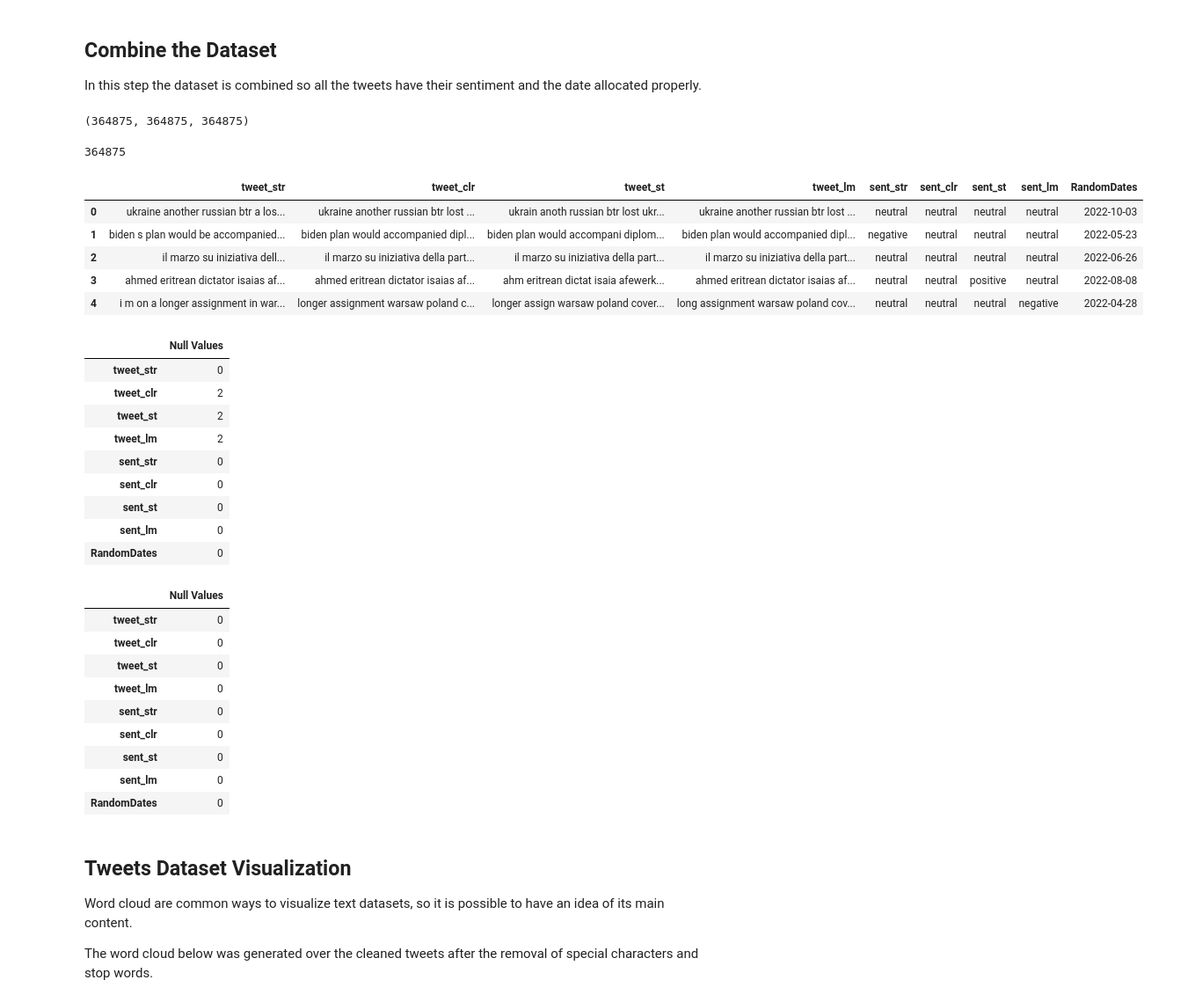
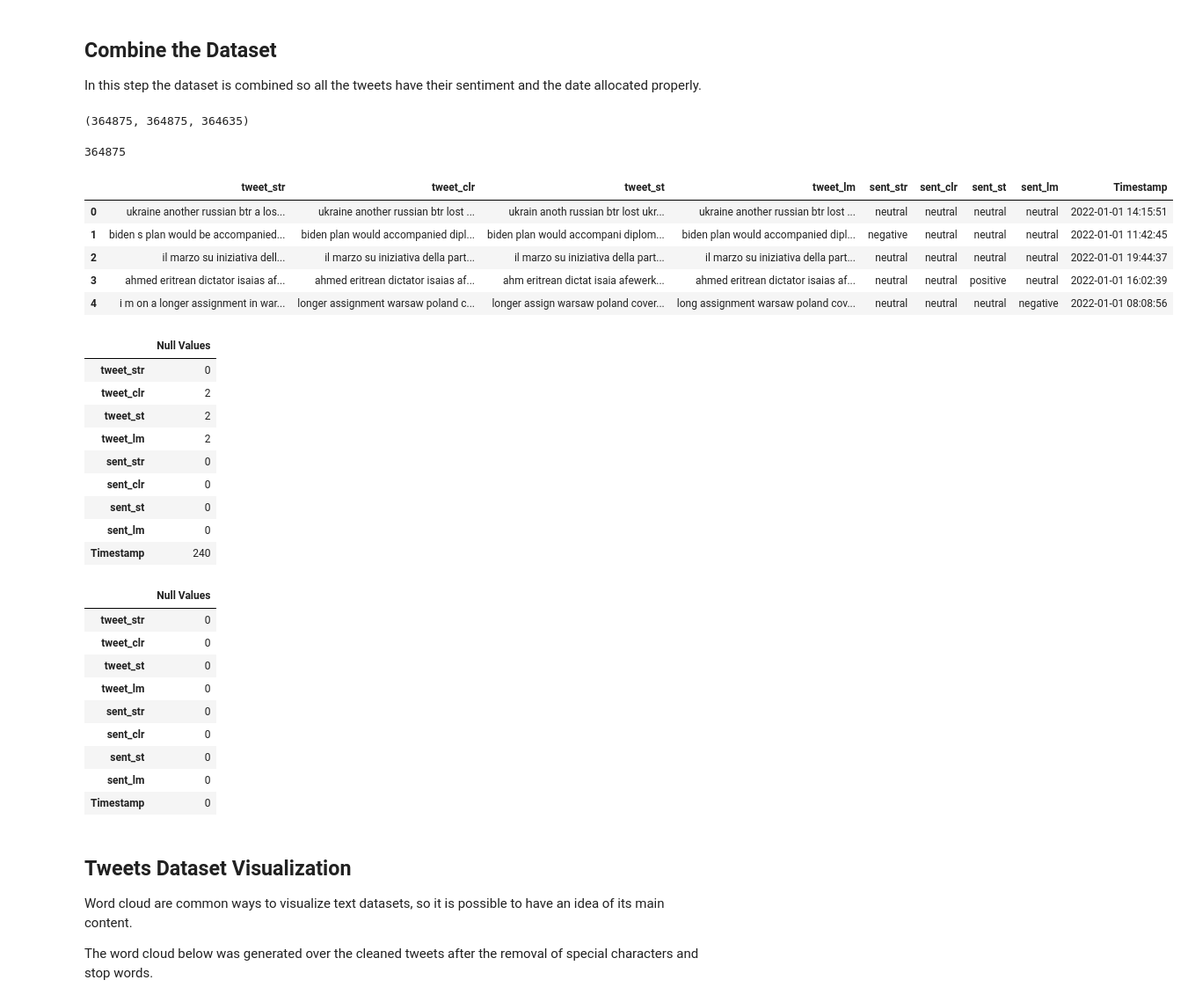
Before and after one commit to CCT-MastersDA/cct-sem2-ca2, a Jupyter notebook: jupyter/ca2-jupyter.ipynb, the cells around one changed output. Shown at 88% size. Saved outputs shown, nothing was run; the diff lists cells and outputs as text; code cells hidden in the pictures.

```diff
--- a/jupyter/ca2-jupyter.ipynb
+++ b/jupyter/ca2-jupyter.ipynb
@@ -132,26 +132,28 @@ def process_tweets_async(tweets_list, chunk_size=1000):
 
     return tweets_df
 
-def generate_one_year_random_dates(y=2022, num_dates=100):
+def generate_random_timestamps_dataframe(year, num_dates):
     """
-    Generate a DataFrame column with random dates covering one year period for the specified year.
+    Generate a DataFrame with sequential dates with several ramdom timestamps per day for a given year.
 
     Parameters:
-        y (year): The year to generate the random dates.
-        num_dates (int): The number of random dates to generate.
+        year (int): The year for which to generate the sequential dates.
+        num_dates (int): The number of sequential dates to generate.
     Returns:
-        DataFrame: A DataFrame containing the randomly generated dates as a single column.
+        DataFrame: A DataFrame containing the one year dates with random timestamps.
     """
-    # set the start and end dates
-    start_date = datetime(y, 1, 1)
-    end_date = datetime(y, 12, 31)
+    start_date = datetime(year, 1, 1)
+    date_range = [start_date + timedelta(days=i) for i in range(365)]
+    timestamp_per_day = int(num_dates/365)
 
-    # generate random dates within the specified range
-    random_dates = [start_date + timedelta(days=random.randint(0, 365)) for _ in range(num_dates)]
+    timestamps = []
+    for date in date_range:
+        timestamp_range = [date + timedelta(hours=random.randint(0, 23),
+                                            minutes=random.randint(0, 59),
+                                            seconds=random.randint(0, 59)) for _ in range(timestamp_per_day)]
+        timestamps.extend(timestamp_range)
 
-    # create a dataframe with the random dates
-    df = pd.DataFrame({'RandomDates': random_dates})
-
+    df = pd.DataFrame({'Timestamp': timestamps})
     return df
 # %% [markdown]
 # Sentiment Analysis
@@ -236,6 +238,6 @@ The strategy used for this was to generate random dates that cover the whole yea
 # %%
 # generate random dates covering the period of one year
-random_dates_column = generate_one_year_random_dates(2022, len(tweets_df))
+random_dates_column = generate_random_timestamps_dataframe(2022, len(tweets_df))
 
 # displaying the first entries
 random_dates_column.head()
@@ -316,32 +328,32 @@ In this step the dataset is combined so all the tweets have their sentiment and
 # %%
 len(tweets_df), len(tweets_proc), len(random_dates_column)
 # %% [output]
-(364875, 364875, 364875)
+(364875, 364875, 364635)
 # %%
 # concatenate the sentiment and the original dataset
 tweets_final = pd.concat([tweets_df, tweets_proc, random_dates_column], axis=1)
 
 print(f'{len(tweets_final)}')
 
 # independent variables to be tested from the dataset
 X_names = ['tweet_str', 'tweet_clr', 'tweet_st', 'tweet_lm']
 # target variables for each column to be tested
 y_names = ['sent_str', 'sent_clr', 'sent_st', 'sent_lm']
 # ramdom date
-col_date = ['RandomDates']
+col_date = ['Timestamp']
 
 # keeping only the relevant columns for the analysis
 col_names = X_names + y_names + col_date
 tweets_final = tweets_final[col_names]
 tweets_final.head()
 # %% [output]
 364875
-|  | tweet_str | tweet_clr | tweet_st | tweet_lm | sent_str | sent_clr | sent_st | sent_lm | RandomDates |
-| 0 | ukraine another russian btr a los... | ukraine another russian btr lost ... | ukrain anoth russian btr lost ukr... | ukraine another russian btr lost ... | neutral | neutral | neutral | neutral | 2022-10-03 |
-| 1 | biden s plan would be accompanied... | biden plan would accompanied dipl... | biden plan would accompani diplom... | biden plan would accompanied dipl... | negative | neutral | neutral | neutral | 2022-05-23 |
-| 2 | il marzo su iniziativa dell... | il marzo su iniziativa della part... | il marzo su iniziativa della part... | il marzo su iniziativa della part... | neutral | neutral | neutral | neutral | 2022-06-26 |
-| 3 | ahmed eritrean dictator isaias af... | ahmed eritrean dictator isaias af... | ahm eritrean dictat isaia afewerk... | ahmed eritrean dictator isaias af... | neutral | neutral | positive | neutral | 2022-08-08 |
-| 4 | i m on a longer assignment in war... | longer assignment warsaw poland c... | longer assign warsaw poland cover... | long assignment warsaw poland cov... | neutral | neutral | neutral | negative | 2022-04-28 |
+|  | tweet_str | tweet_clr | tweet_st | tweet_lm | sent_str | sent_clr | sent_st | sent_lm | Timestamp |
+| 0 | ukraine another russian btr a los... | ukraine another russian btr lost ... | ukrain anoth russian btr lost ukr... | ukraine another russian btr lost ... | neutral | neutral | neutral | neutral | 2022-01-01 14:15:51 |
+| 1 | biden s plan would be accompanied... | biden plan would accompanied dipl... | biden plan would accompani diplom... | biden plan would accompanied dipl... | negative | neutral | neutral | neutral | 2022-01-01 11:42:45 |
+| 2 | il marzo su iniziativa dell... | il marzo su iniziativa della part... | il marzo su iniziativa della part... | il marzo su iniziativa della part... | neutral | neutral | neutral | neutral | 2022-01-01 19:44:37 |
+| 3 | ahmed eritrean dictator isaias af... | ahmed eritrean dictator isaias af... | ahm eritrean dictat isaia afewerk... | ahmed eritrean dictator isaias af... | neutral | neutral | positive | neutral | 2022-01-01 16:02:39 |
+| 4 | i m on a longer assignment in war... | longer assignment warsaw poland c... | longer assign warsaw poland cover... | long assignment warsaw poland cov... | neutral | neutral | neutral | negative | 2022-01-01 08:08:56 |
 # %%
 # checking for null values
 pd.DataFrame(tweets_final.isnull().sum(), columns=['Null Values'])
@@ -355,7 +367,7 @@ pd.DataFrame(tweets_final.isnull().sum(), columns=['Null Values'])
 | sent_clr | 0 |
 | sent_st | 0 |
 | sent_lm | 0 |
-| RandomDates | 0 |
+| Timestamp | 240 |
 # %%
 # removing null values
 tweets_final = tweets_final.dropna()
@@ -372,7 +384,7 @@ pd.DataFrame(tweets_final.isnull().sum(), columns=['Null Values'])
 | sent_clr | 0 |
 | sent_st | 0 |
 | sent_lm | 0 |
-| RandomDates | 0 |
+| Timestamp | 0 |
 # %% [markdown]
 ## Tweets Dataset Visualization
 
```
Also changed, not shown: parts of 4 cells of this notebook.
